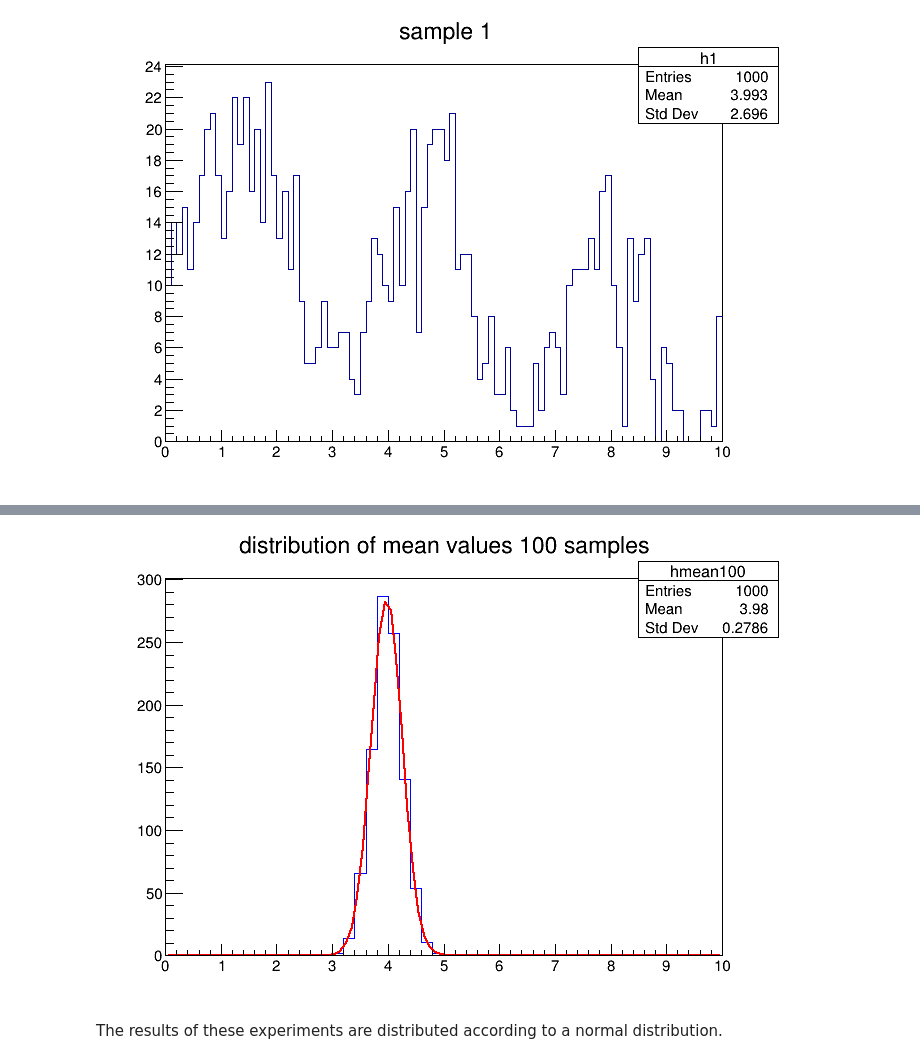
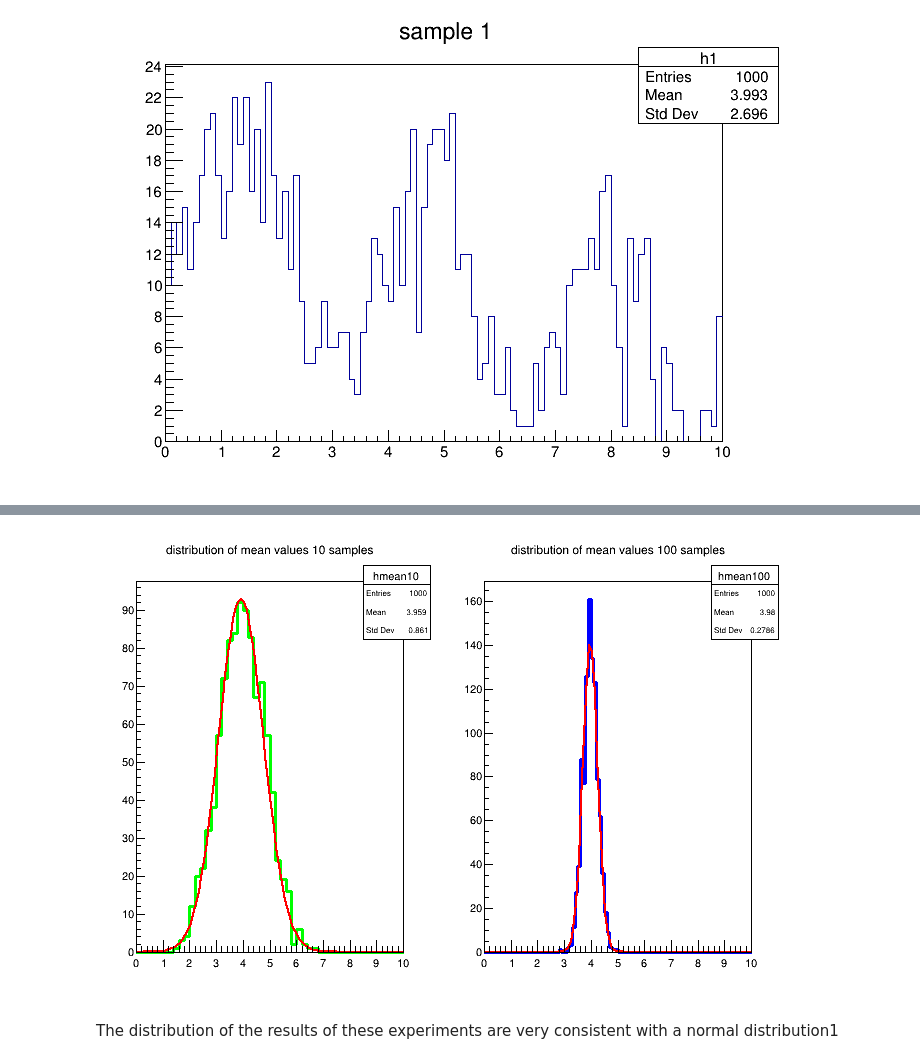
Before and after one commit to zpv8bq/fits0, a Jupyter notebook: CLT.ipynb, the cells around one changed output, grey strips where cells are left out. Drawn from its saved outputs; the diff is of its cells as text; code cells hidden in the pictures.

```diff
--- a/CLT.ipynb
+++ b/CLT.ipynb
@@ -39,7 +40,7 @@ Then repeat this experiment many times and look at the distribution of these mea
 hmean1 = R.TH1F("hmean1","distribution of mean values 1 sample", 50, 0, 10);
 hmean2 = R.TH1F("hmean2","distribution of mean values 2 samples", 50, 0, 10);
 hmean10 = R.TH1F("hmean10","distribution of mean values 10 samples", 50, 0, 10);
-hmean100 = R.TH1F("hmean100","distribution of mean values 100 samples", 50, 0, 10);
+hmean100 = R.TH1F("hmean100","distribution of mean values 100 samples", 100, 0, 10);
 hmean1.SetLineColor(R.kBlack);
 hmean2.SetLineColor(R.kRed);
 hmean10.SetLineColor(R.kGreen);
@@ -95,10 +101,16 @@ tc4.Draw()
 Go ahead and change the function in the second cell to any other form and the results will be similar.  With sufficient sampling you will will find the "convergence of the mean to the normal distribution".  Note that we took only 10 samples in each trail and the results of our experiment are already closely approaching a normal distribution.
 # %%
 # Overlay a normal distribution
-tc.cd()
+tc2=R.TCanvas()
+tc2.Divide(2,1)
+tc2.cd(1)
+hmean10.SetLineWidth(3)
+hmean10.Fit("gaus","q")
+tc2.cd(2)
+hmean100.SetLineWidth(3)
 hmean100.Fit("gaus","q")
-tc.Draw()
+tc2.Draw()
 # %% [output]
-[figure, old version]
+[figure, new version]
 # %% [markdown]
-The results of these experiments are distributed according to a normal distribution.
+The distribution of the results of these experiments are very consistent with a normal distribution1
```
Also changed, not shown: parts of 4 cells of this notebook, 1 other file.
